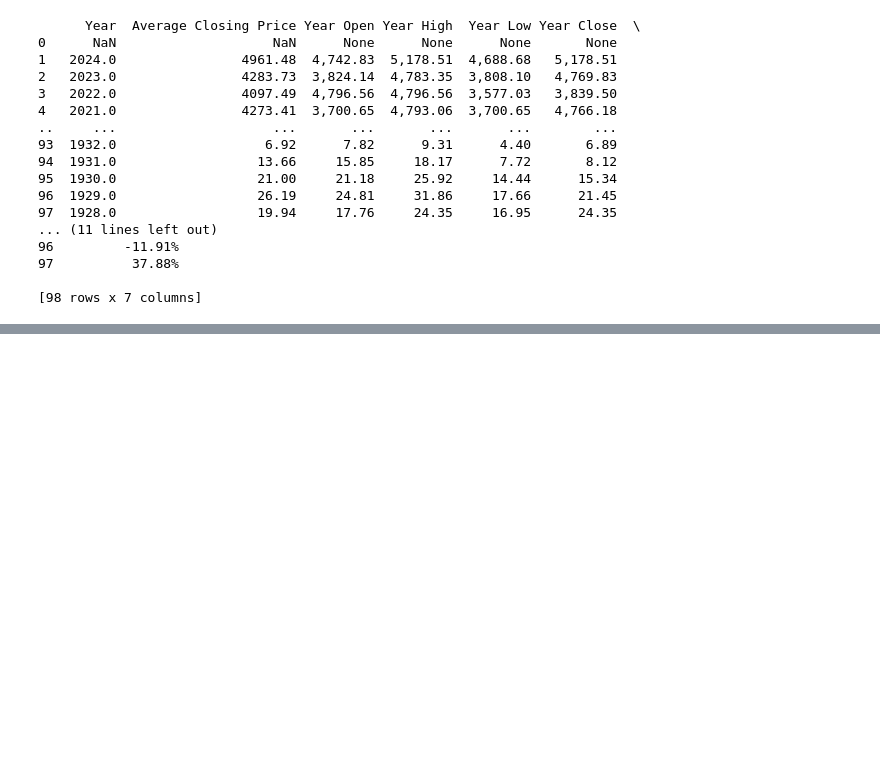
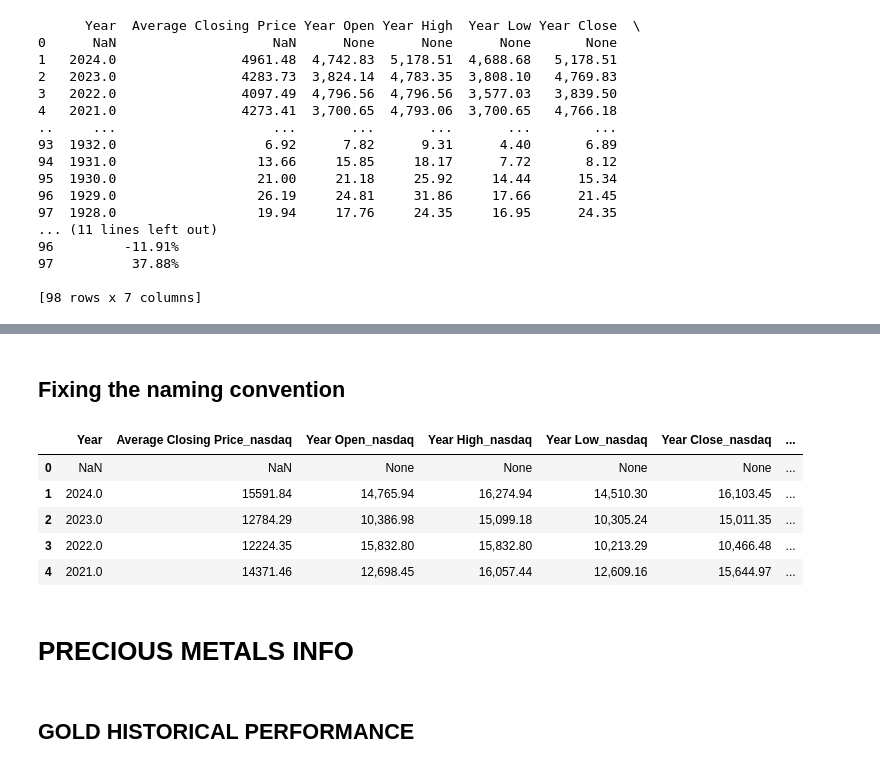
Before and after one commit to patwilliams04/DSCI411-project, a Jupyter notebook: Data Collection/dataGathering.ipynb, the cells around one changed output, grey strips where cells are left out. Cells and saved outputs as stored; diff of their text form; code cells hidden in the pictures; blank space fills up the shorter version.

```diff
--- a/Data Collection/dataGathering.ipynb
+++ b/Data Collection/dataGathering.ipynb
@@ -184,0 +211,24 @@ else:
+# %% [markdown]
+## Fixing the naming convention
+# %%
+index_df.rename(columns={
+    'Average Closing Price': 'Average Closing Price_sp500',
+    'Year Open': 'Year Open_sp500',
+    'Year High': 'Year High_sp500',
+    'Year Low': 'Year Low_sp500',
+    'Year Close': 'Year Close_sp500',
+    'Annual % Change': 'Annual % Change_sp500'
+}, inplace=True)
+
+index_df.head()
+# %% [output]
+|  | Year | Average Closing Price_nasdaq | Year Open_nasdaq | Year High_nasdaq | Year Low_nasdaq | Year Close_nasdaq | ... |
+| 0 | NaN | NaN | None | None | None | None | ... |
+| 1 | 2024.0 | 15591.84 | 14,765.94 | 16,274.94 | 14,510.30 | 16,103.45 | ... |
+| 2 | 2023.0 | 12784.29 | 10,386.98 | 15,099.18 | 10,305.24 | 15,011.35 | ... |
+| 3 | 2022.0 | 12224.35 | 15,832.80 | 15,832.80 | 10,213.29 | 10,466.48 | ... |
+| 4 | 2021.0 | 14371.46 | 12,698.45 | 16,057.44 | 12,609.16 | 15,644.97 | ... |
+# %% [markdown]
+# PRECIOUS METALS INFO
+# %% [markdown]
+## GOLD HISTORICAL PERFORMANCE
```
Also changed, not shown: parts of 11 cells of this notebook, 1 other file.
